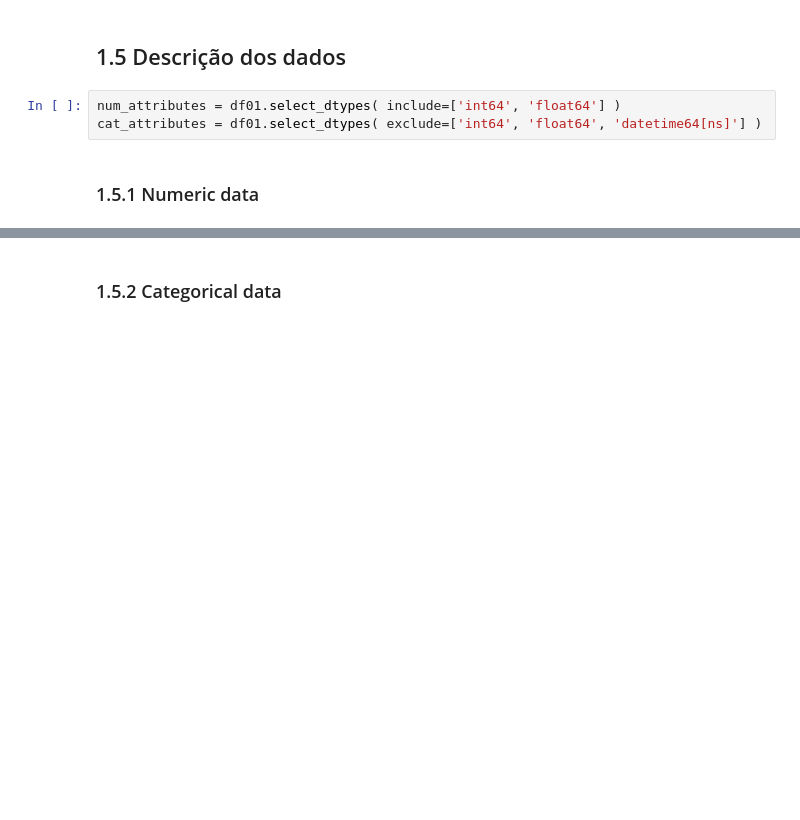
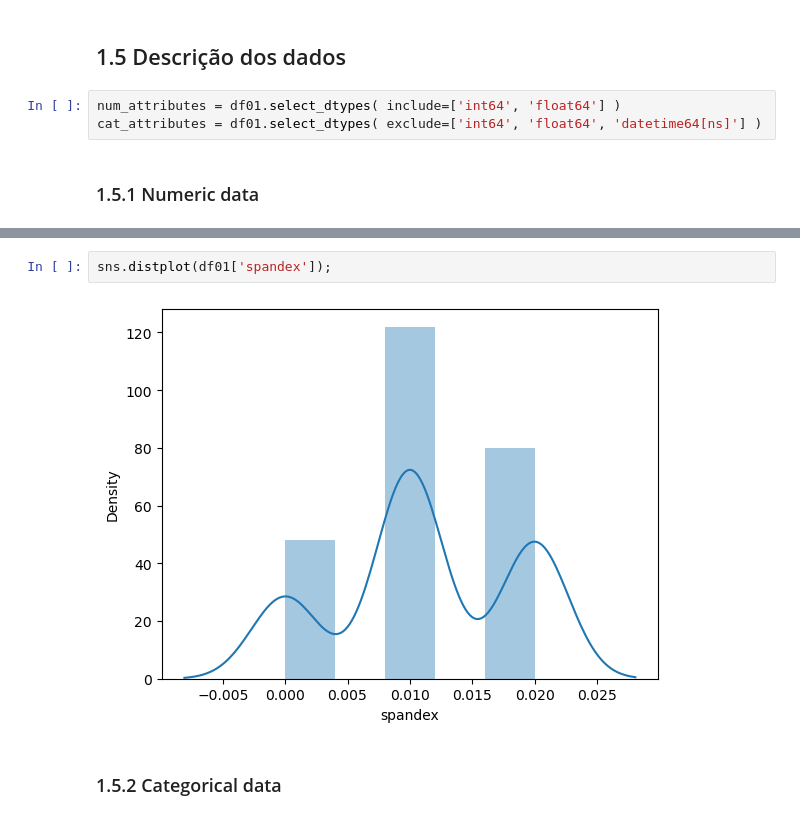
Before and after one commit to valferreiraalv/star_jeans, a Jupyter notebook: notebook/star_jeans_data_analysis.ipynb, the cells around one changed output, grey strips where cells are left out. Saved outputs shown, nothing was run; the diff lists cells and outputs as text; blank space fills up the shorter version.

```diff
--- a/notebook/star_jeans_data_analysis.ipynb
+++ b/notebook/star_jeans_data_analysis.ipynb
@@ -163,2 +181,6 @@ ml
+# %%
+sns.distplot(df01['spandex']);
+# %% [output]
+[figure, added]
 # %% [markdown]
 ### 1.5.2 Categorical data
```
Also changed, not shown: parts of 7 cells of this notebook.
